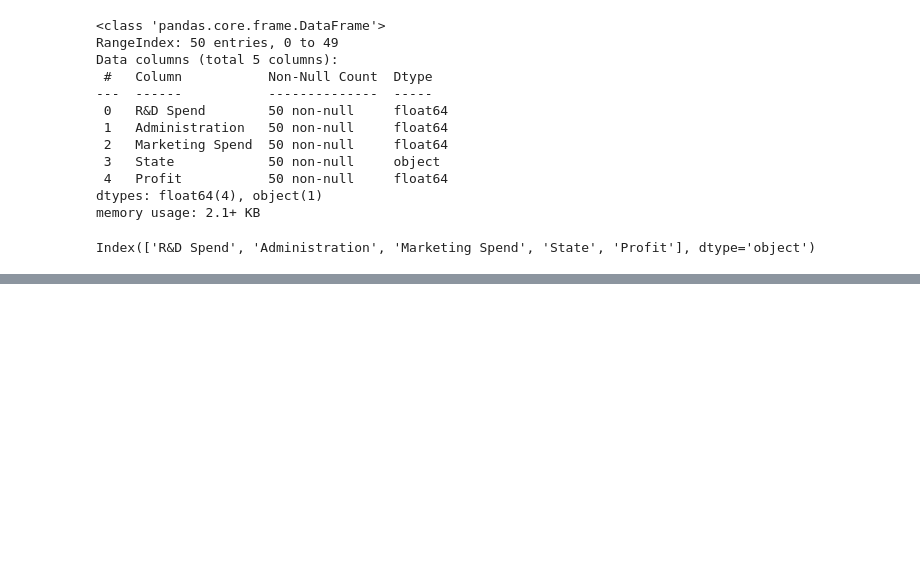
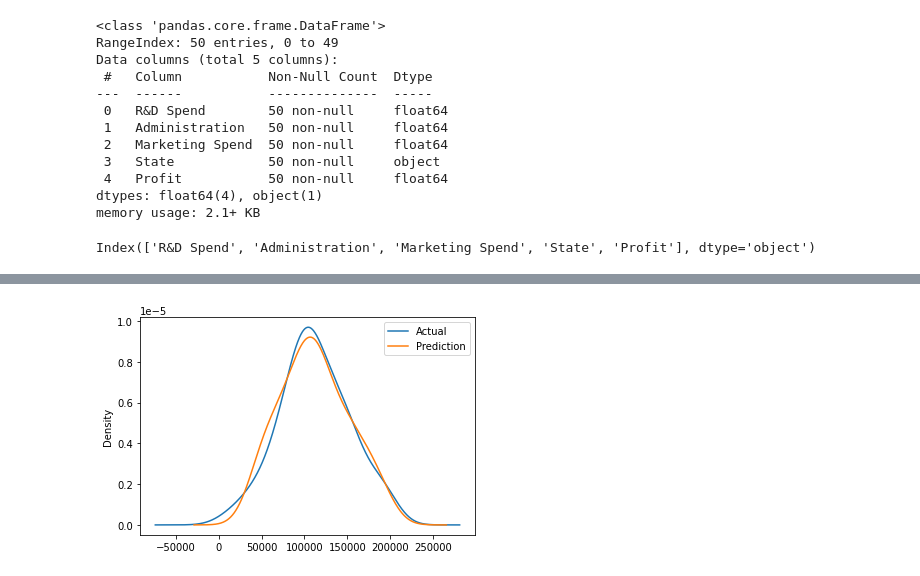
Before and after one commit to somgupta50/machine-learning, a Jupyter notebook: supervised/regression/multiplelinear.ipynb, the cells around one changed output, grey strips where cells are left out. Cells and saved outputs as stored; diff of their text form; code cells hidden in the pictures; blank space fills up the shorter version.

```diff
--- a/supervised/regression/multiplelinear.ipynb
+++ b/supervised/regression/multiplelinear.ipynb
@@ -40,0 +75,12 @@ Index(['R&D Spend', 'Administration', 'Marketing Spend', 'State', 'Profit'], dty
+# %%
+x=df.drop(columns=['State','Profit'])
+y=df['Profit']
+x_train,x_test,y_train,y_test=train_test_split(x,y,test_size=0.2,random_state=42)
+# %%
+scaler=StandardScaler()
+x_train=scaler.fit_transform(x_train)
+x_test=scaler.transform(x_test)
+# %%
+model=LinearRegression()
+model.fit(x_train,y_train)
+ypred=model.predict(x)
@@ -40,0 +99,3 @@ Index(['R&D Spend', 'Administration', 'Marketing Spend', 'State', 'Profit'], dty
+# %%
+df['pred']=model.predict(scaler.transform(x))
+df.head()
@@ -40,0 +109,7 @@ Index(['R&D Spend', 'Administration', 'Marketing Spend', 'State', 'Profit'], dty
+# %%
+df['Profit'].plot(kind='kde',label='Actual')
+df['pred'].plot(kind='kde',label='Prediction')
+plt.legend()
+plt.show()
+# %% [output]
+[figure, added]
```
Also changed, not shown: parts of 19 cells of this notebook, 4 other files.
